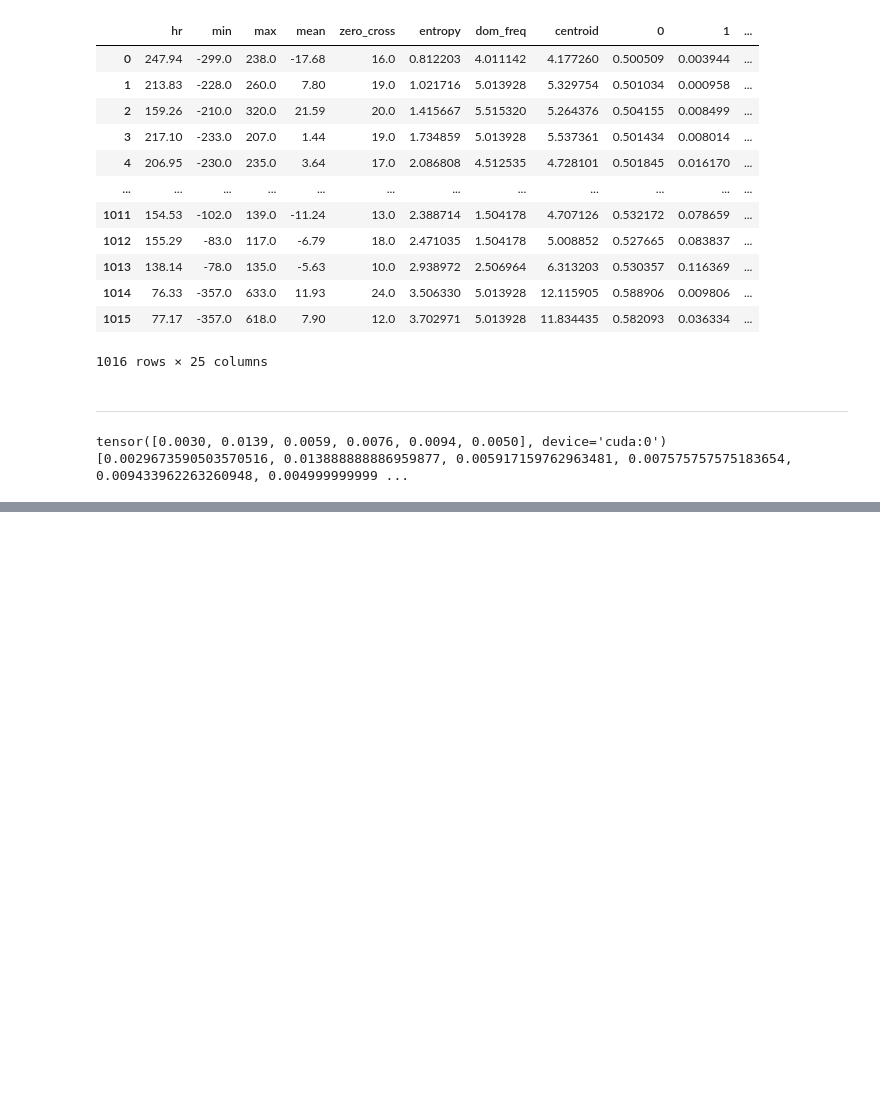
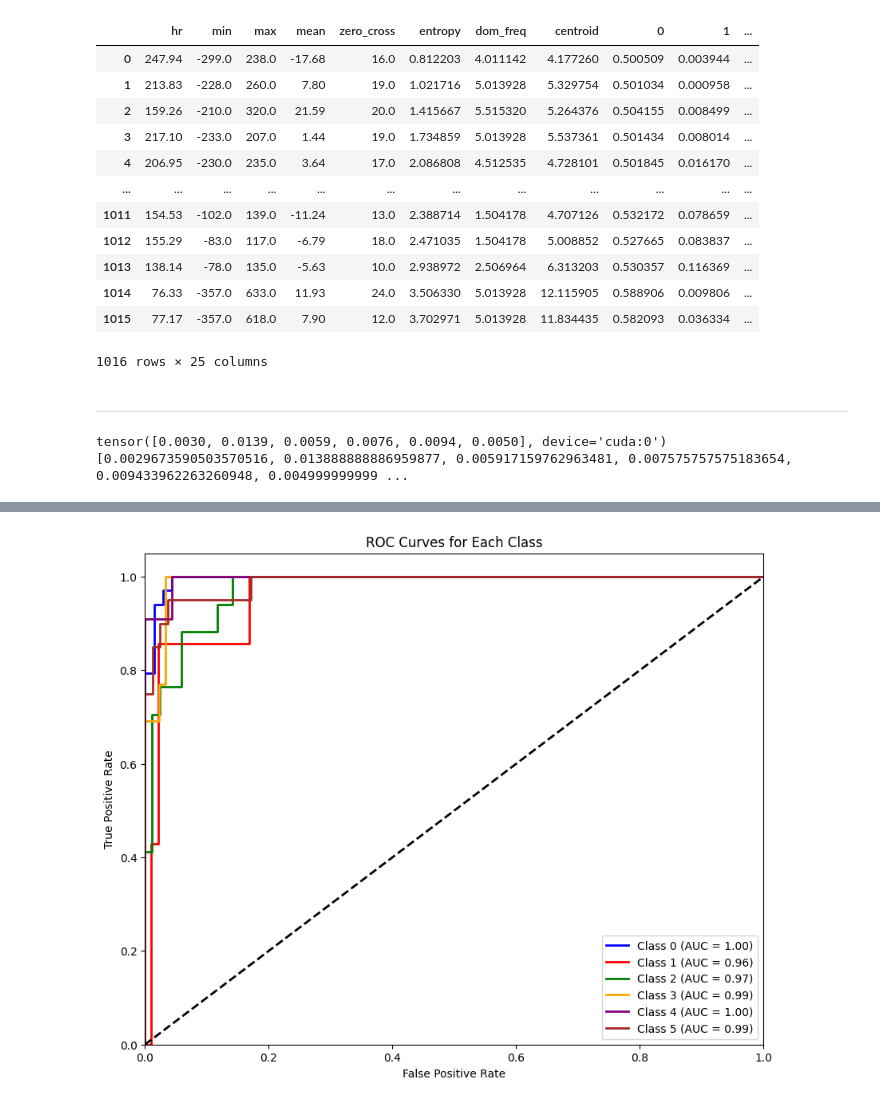
Before and after one commit to neverexz/ecg, a Jupyter notebook: main.ipynb, the cells around one changed output, grey strips where cells are left out. Saved outputs shown, nothing was run; the diff lists cells and outputs as text; code cells hidden in the pictures; blank space fills up the shorter version.

```diff
--- a/main.ipynb
+++ b/main.ipynb
@@ -920,23 +920,66 @@ weighted avg     0.8801    0.8696    0.8715       138
 # %%
-X_metat = make_meta_test(mode_nn,mode_cat,best_fold_nn_idx,best_fold_cat_idx,X_test_nn,X_test_cat,device)
+from sklearn.metrics import roc_auc_score, roc_curve, auc
+from sklearn.preprocessing import label_binarize
+import matplotlib.pyplot as plt
+
+X_metat = make_meta_test(mode_nn, mode_cat, best_fold_nn_idx, best_fold_cat_idx, X_test_nn, X_test_cat, device)
 meta_model.load_state_dict(best_model_state)
 meta_model.eval()
+
 X_meta_test_tensor = torch.tensor(X_metat, dtype=torch.float32).to(device)
-meta_preds = []
+
+# Собираем вероятности и метки
+test_probs = []
+test_labels = y_test_cat  # истинные метки
+
 with torch.no_grad():
     for i in range(0, len(X_meta_test_tensor), batch_size):
         batch = X_meta_test_tensor[i:i+batch_size]
         out = meta_model(batch)
         probs = torch.softmax(out, dim=1)
-        pred = torch.argmax(probs, dim=1)
-        meta_preds.extend(pred.cpu().numpy())
+        test_probs.append(probs.cpu().numpy())
 
-meta_preds = np.array(meta_preds)
+test_probs = np.concatenate(test_probs, axis=0)
+test_preds = np.argmax(test_probs, axis=1)
 
-# === Метки ===
+# === Классификационный отчет ===
 print("Meta Test Classification Report:")
-print(classification_report(y_test_cat, meta_preds, digits=4))
-print("Confusion Matrix:\n", confusion_matrix(y_test_cat, meta_preds))
+print(classification_report(test_labels, test_preds, digits=4))
+print("Confusion Matrix:\n", confusion_matrix(test_labels, test_preds))
+
+# === ROC-AUC для многоклассовой классификации ===
+n_classes = test_probs.shape[1]  # число классов
+y_true_bin = label_binarize(test_labels, classes=np.arange(n_classes))
+
+# 1. Macro/Micro ROC-AUC
+roc_auc_macro = roc_auc_score(y_true_bin, test_probs, multi_class='ovr', average='macro')
+roc_auc_micro = roc_auc_score(y_true_bin, test_probs, multi_class='ovr', average='micro')
+print(f"ROC-AUC Macro: {roc_auc_macro:.4f}")
+print(f"ROC-AUC Micro: {roc_auc_micro:.4f}")
+
+# 2. ROC-AUC для каждого класса
+for i in range(n_classes):
+    auc_class = roc_auc_score(y_true_bin[:, i], test_probs[:, i])
+    print(f"Class {i} ROC-AUC: {auc_class:.4f}")
+
+# === Визуализация ROC-кривых ===
+plt.figure(figsize=(10, 8))
+colors = ['blue', 'red', 'green', 'orange', 'purple', 'brown'][:n_classes]
+
+for i, color in zip(range(n_classes), colors):
+    fpr, tpr, _ = roc_curve(y_true_bin[:, i], test_probs[:, i])
+    roc_auc = auc(fpr, tpr)
+    plt.plot(fpr, tpr, color=color, lw=2,
+             label=f'Class {i} (AUC = {roc_auc:.2f})')
+
+plt.plot([0, 1], [0, 1], 'k--', lw=2)
+plt.xlim([0.0, 1.0])
+plt.ylim([0.0, 1.05])
+plt.xlabel('False Positive Rate')
+plt.ylabel('True Positive Rate')
+plt.title('ROC Curves for Each Class')
+plt.legend(loc="lower right")
+plt.show()
 # %% [output]
 Meta Test Classification Report:
               precision    recall  f1-score   support
@@ -957,0 +1001 @@ Meta Test Classification Report:
+[figure, added]
```
Also changed, not shown: parts of 8 cells of this notebook, 4 other files.
